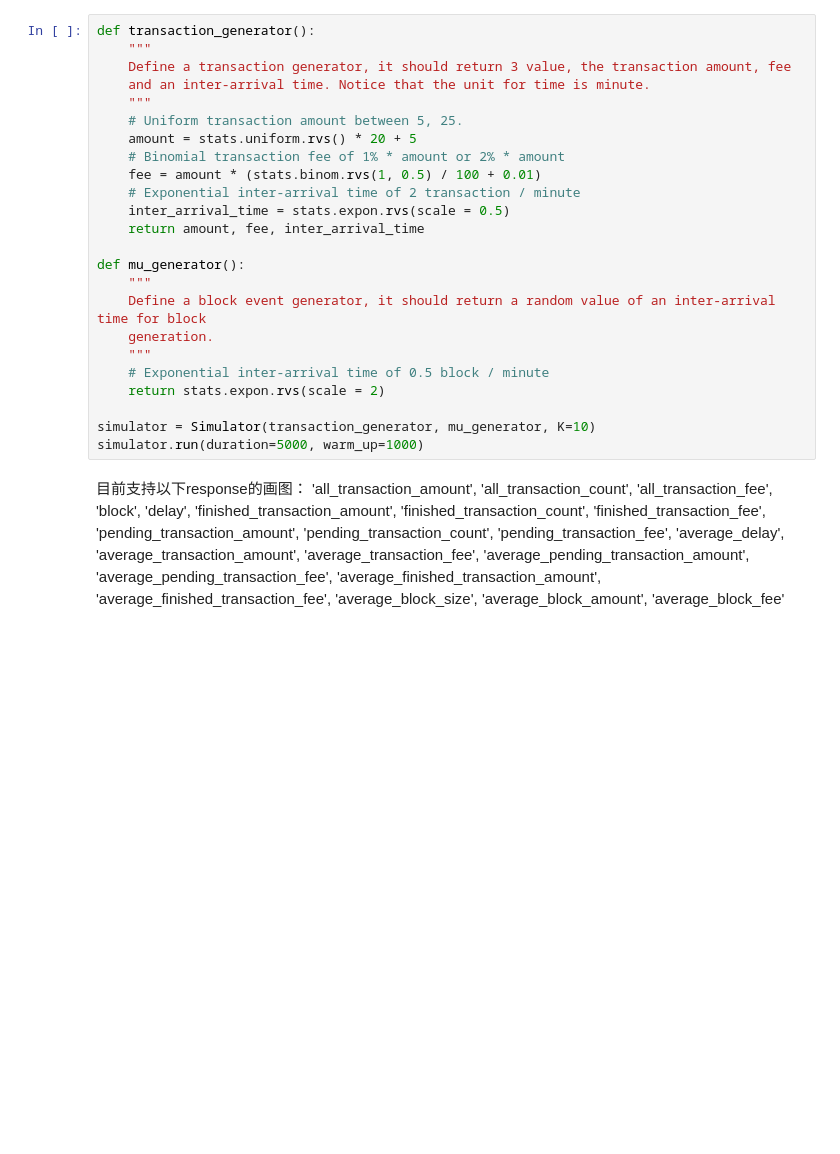
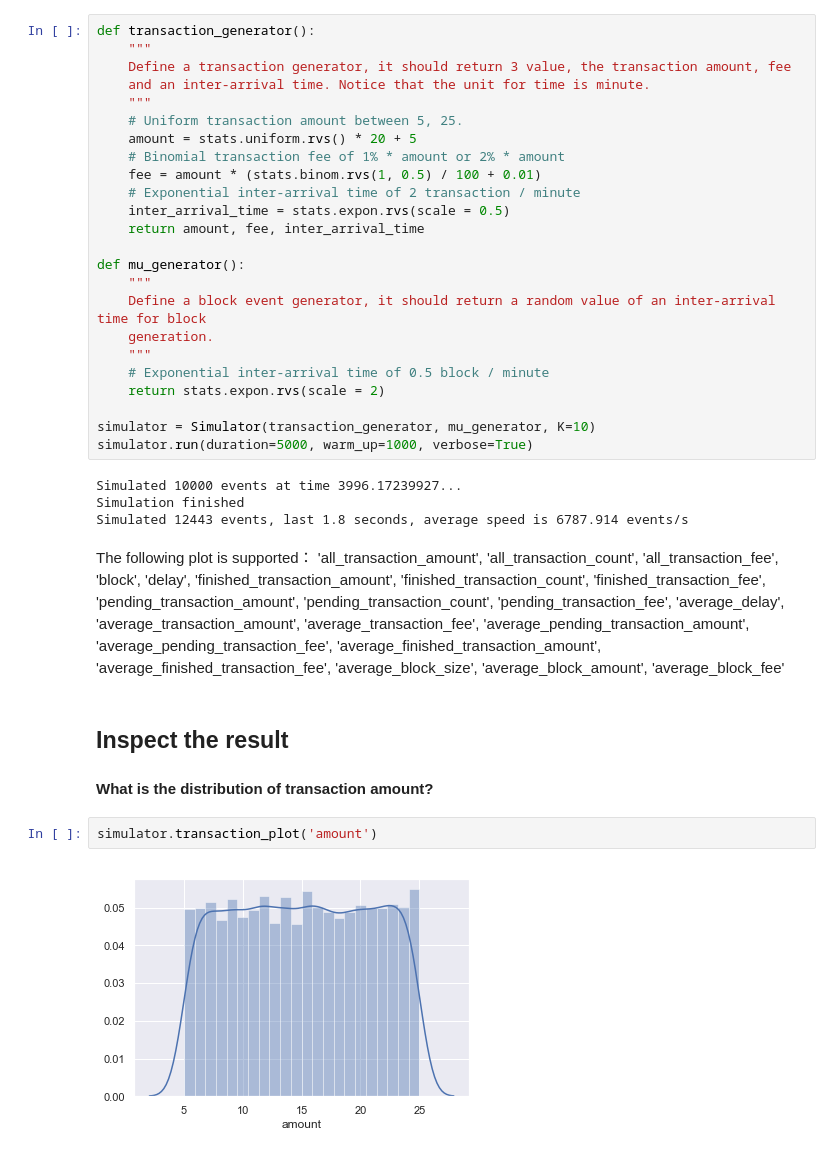
Before and after one commit to KingofCatfish/ORIE5580_project, a Jupyter notebook: BRC_simulator.ipynb, the cells around one changed output. Saved outputs shown, nothing was run; the diff lists cells and outputs as text; blank space fills up the shorter version.

```diff
--- a/BRC_simulator.ipynb
+++ b/BRC_simulator.ipynb
@@ -34,9 +48,13 @@ def mu_generator():
     return stats.expon.rvs(scale = 2)
 
 simulator = Simulator(transaction_generator, mu_generator, K=10)
-simulator.run(duration=5000, warm_up=1000)
+simulator.run(duration=5000, warm_up=1000, verbose=True)
+# %% [output]
+Simulated 10000 events at time 3996.17239927...
+Simulation finished
+Simulated 12443 events, last 1.8 seconds, average speed is 6787.914 events/s
 # %% [markdown]
-目前支持以下response的画图：
+The following plot is supported：
 'all_transaction_amount', 'all_transaction_count',
 'all_transaction_fee', 'block', 'delay', 'finished_transaction_amount',
 'finished_transaction_count', 'finished_transaction_fee',
@@ -47,3 +65,11 @@ simulator.run(duration=5000, warm_up=1000)
 'average_finished_transaction_amount',
 'average_finished_transaction_fee', 'average_block_size',
 'average_block_amount', 'average_block_fee'
+# %% [markdown]
+## Inspect the result
+
+#### What is the distribution of transaction amount?
+# %%
+simulator.transaction_plot('amount')
+# %% [output]
+[figure, added]
```
Also changed, not shown: parts of 20 cells of this notebook, 1 other file.
